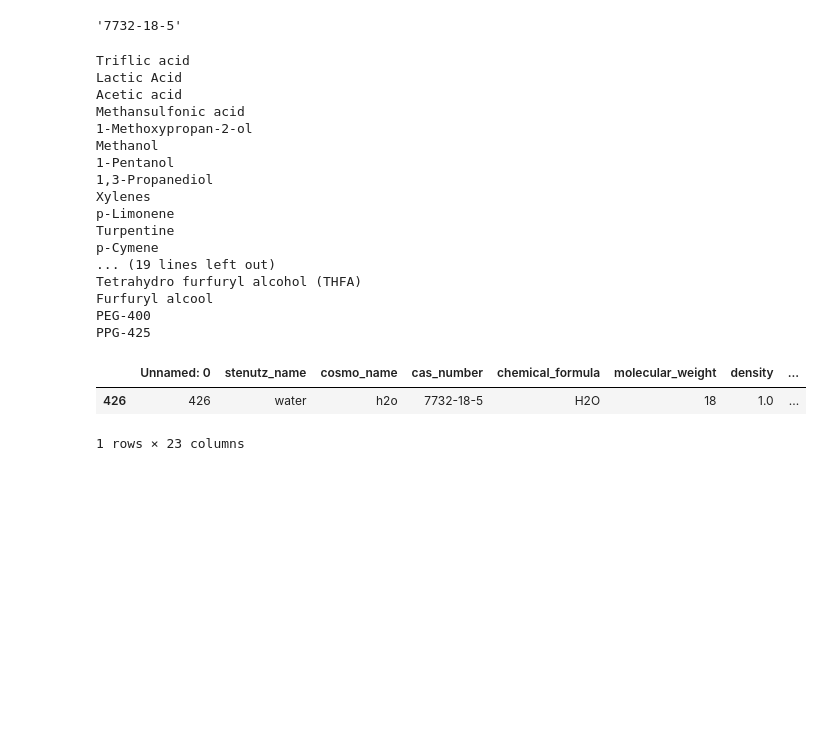
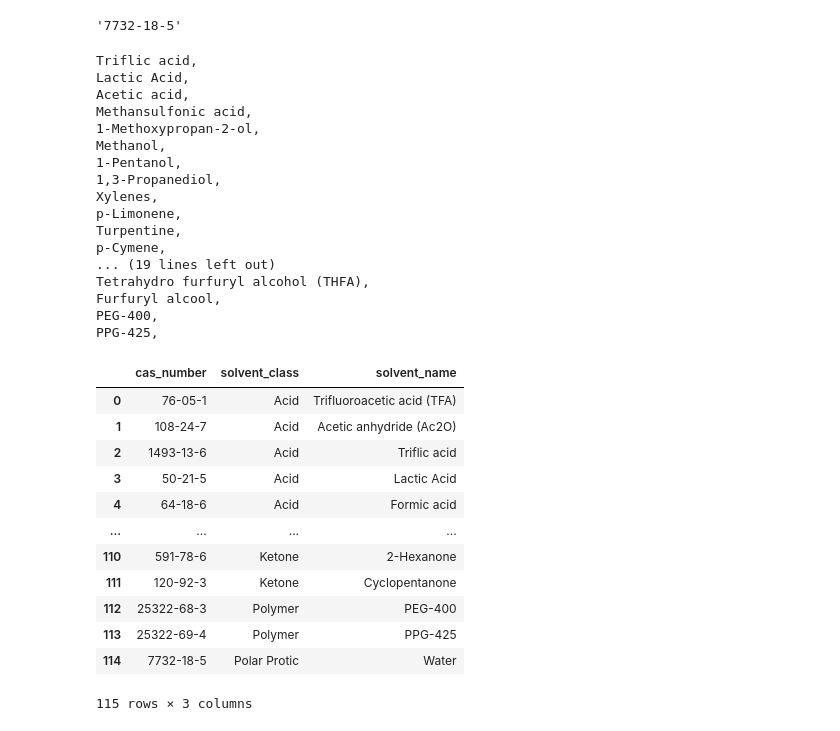
Before and after one commit to sustainable-processes/chemical-parameter-sharing, a Jupyter notebook: name_resolution.ipynb, the cells around one changed output. Cells and saved outputs as stored; diff of their text form; code cells hidden in the pictures; blank space fills up the shorter version.

Commit message:
explore solvent coverage

```diff
--- a/name_resolution.ipynb
+++ b/name_resolution.ipynb
@@ -408,28 +408,38 @@ count = -1
 for cas in cas1:
     count += 1
     if cas not in cas2:
-        print(ucb_solvents['solvent_name'][count])
+        print(ucb_solvents['solvent_name'][count]+',')
 # %% [output]
-Triflic acid
-Lactic Acid
-Acetic acid
-Methansulfonic acid
-1-Methoxypropan-2-ol
-Methanol
-1-Pentanol
-1,3-Propanediol
-Xylenes
-p-Limonene
-Turpentine
-p-Cymene
+Triflic acid,
+Lactic Acid,
+Acetic acid,
+Methansulfonic acid,
+1-Methoxypropan-2-ol,
+Methanol,
+1-Pentanol,
+1,3-Propanediol,
+Xylenes,
+p-Limonene,
+Turpentine,
+p-Cymene,
 ... (19 lines left out)
-Tetrahydro furfuryl alcohol (THFA)
-Furfuryl alcool
-PEG-400
-PPG-425
+Tetrahydro furfuryl alcohol (THFA),
+Furfuryl alcool,
+PEG-400,
+PPG-425,
-# %%
-solvents.loc[solvents['cas_number'] == '7732-18-5']
-# %% [output]
-|  | Unnamed: 0 | stenutz_name | cosmo_name | cas_number | chemical_formula | molecular_weight | density | ... |
-| 426 | 426 | water | h2o | 7732-18-5 | H2O | 18 | 1.0 | ... |
-1 rows × 23 columns
+# %%
+ucb_solvents
+# %% [output]
+|  | cas_number | solvent_class | solvent_name |
+| 0 | 76-05-1 | Acid | Trifluoroacetic acid (TFA) |
+| 1 | 108-24-7 | Acid | Acetic anhydride (Ac2O) |
+| 2 | 1493-13-6 | Acid | Triflic acid |
+| 3 | 50-21-5 | Acid | Lactic Acid |
+| 4 | 64-18-6 | Acid | Formic acid |
+| ... | ... | ... | ... |
+| 110 | 591-78-6 | Ketone | 2-Hexanone |
+| 111 | 120-92-3 | Ketone | Cyclopentanone |
+| 112 | 25322-68-3 | Polymer | PEG-400 |
+| 113 | 25322-69-4 | Polymer | PPG-425 |
+| 114 | 7732-18-5 | Polar Protic | Water |
+115 rows × 3 columns
```
